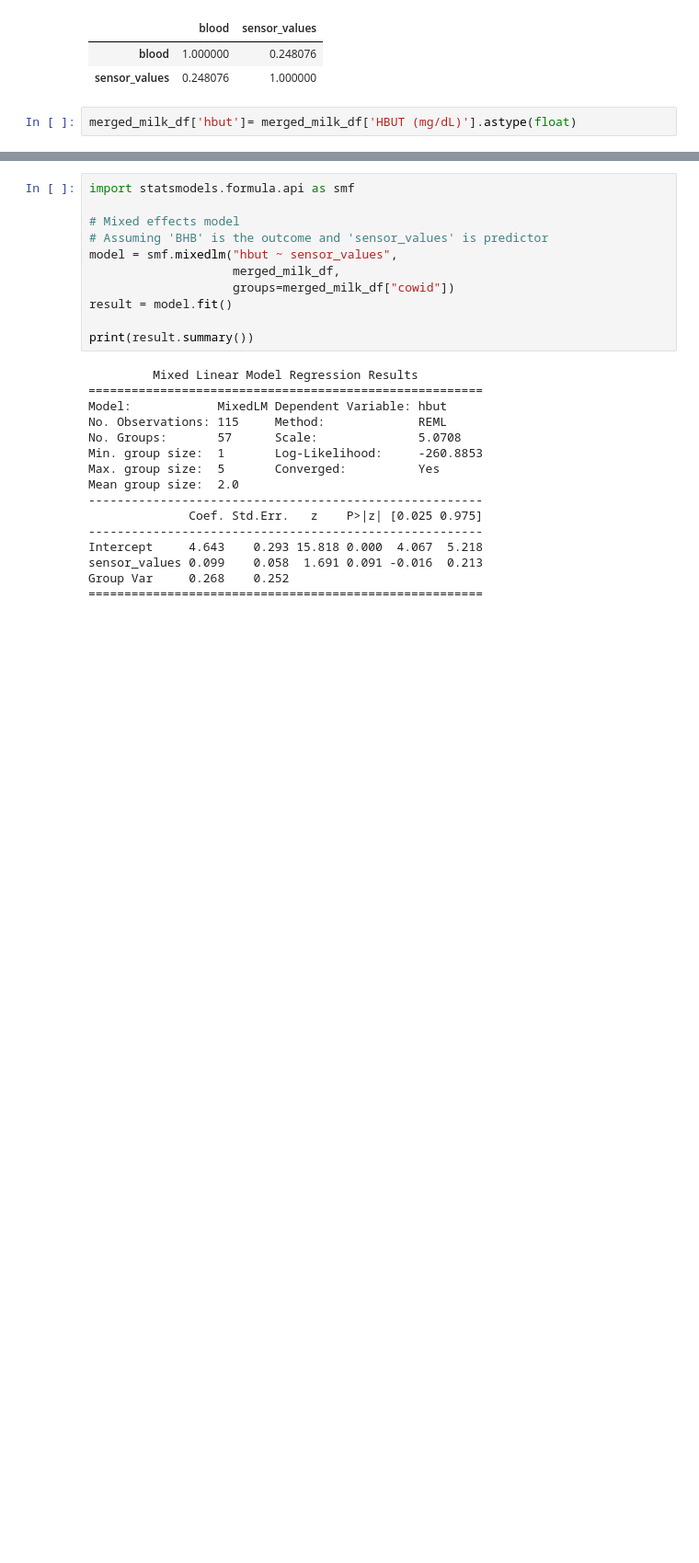
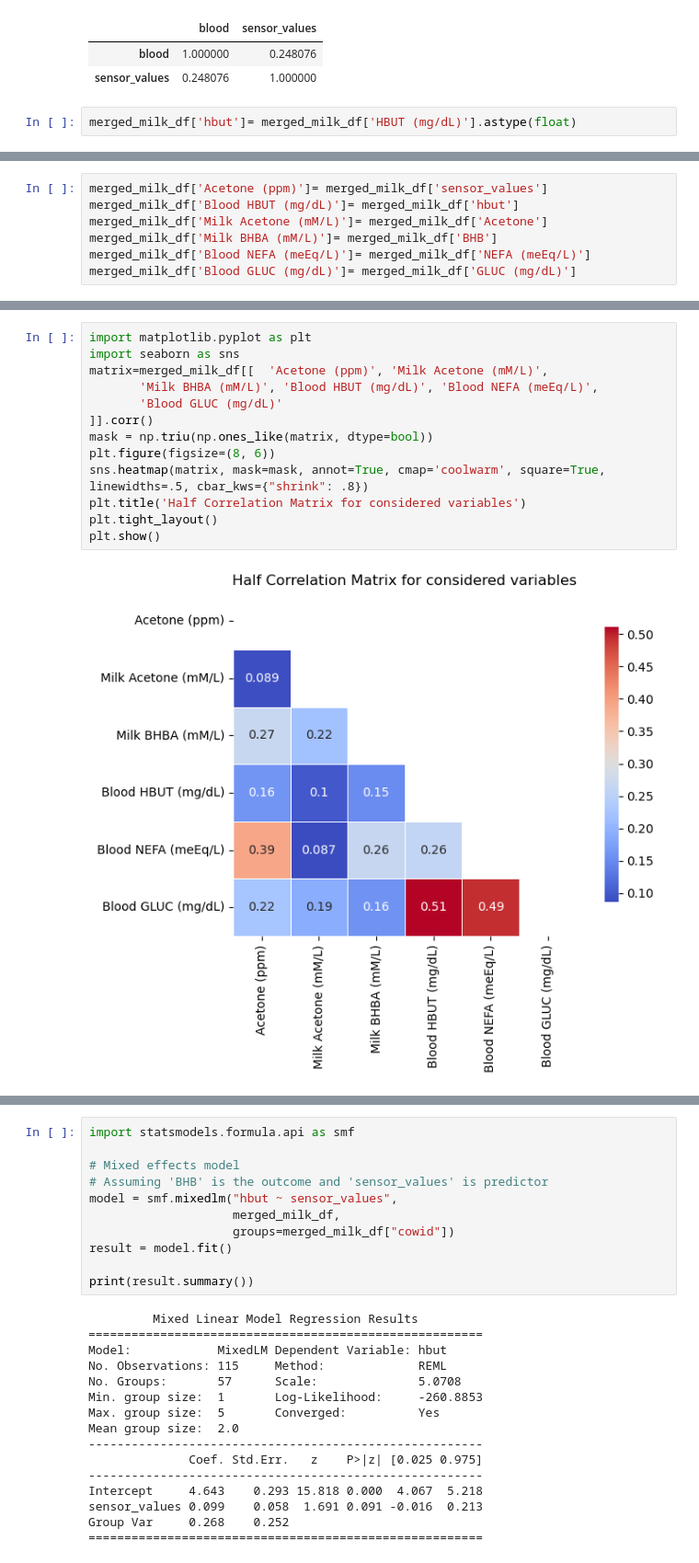
Before and after one commit to rajeshneupane7/ketosis_project, a Jupyter notebook: data_processing.ipynb, the cells around one changed output, grey strips where cells are left out. Shown at 92% size. Saved outputs shown, nothing was run; the diff lists cells and outputs as text; blank space fills up the shorter version.

Commit message:
added blood work

```diff
--- a/data_processing.ipynb
+++ b/data_processing.ipynb
@@ -136,0 +145,7 @@ Name: hbut, Length: 115, dtype: float64
+# %%
+merged_milk_df['Acetone (ppm)']= merged_milk_df['sensor_values']
+merged_milk_df['Blood HBUT (mg/dL)']= merged_milk_df['hbut']
+merged_milk_df['Milk Acetone (mM/L)']= merged_milk_df['Acetone']
+merged_milk_df['Milk BHBA (mM/L)']= merged_milk_df['BHB']
+merged_milk_df['Blood NEFA (meEq/L)']= merged_milk_df['NEFA (meEq/L)']
+merged_milk_df['Blood GLUC (mg/dL)']= merged_milk_df['GLUC (mg/dL)']
@@ -136,0 +166,15 @@ Name: hbut, Length: 115, dtype: float64
+# %%
+import matplotlib.pyplot as plt
+import seaborn as sns
+matrix=merged_milk_df[[  'Acetone (ppm)', 'Milk Acetone (mM/L)',
+       'Milk BHBA (mM/L)', 'Blood HBUT (mg/dL)', 'Blood NEFA (meEq/L)',
+       'Blood GLUC (mg/dL)'
+]].corr()
+mask = np.triu(np.ones_like(matrix, dtype=bool))
+plt.figure(figsize=(8, 6))
+sns.heatmap(matrix, mask=mask, annot=True, cmap='coolwarm', square=True, linewidths=.5, cbar_kws={"shrink": .8})
+plt.title('Half Correlation Matrix for considered variables')
+plt.tight_layout()
+plt.show()
+# %% [output]
+[figure, added]
```
Also changed, not shown: parts of 3 cells of this notebook.
